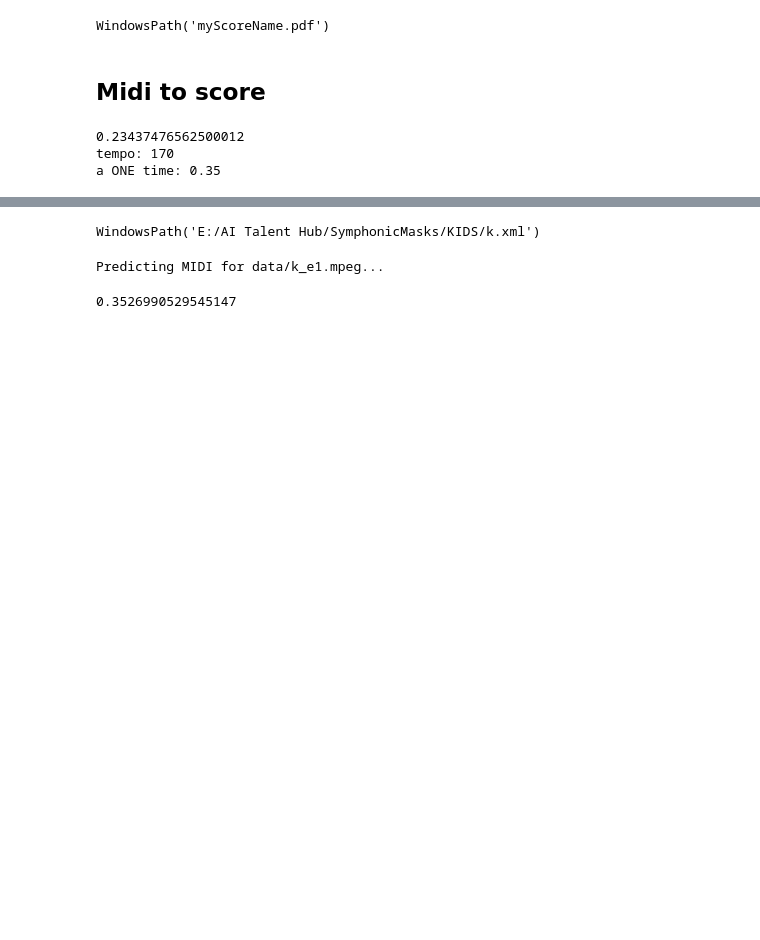
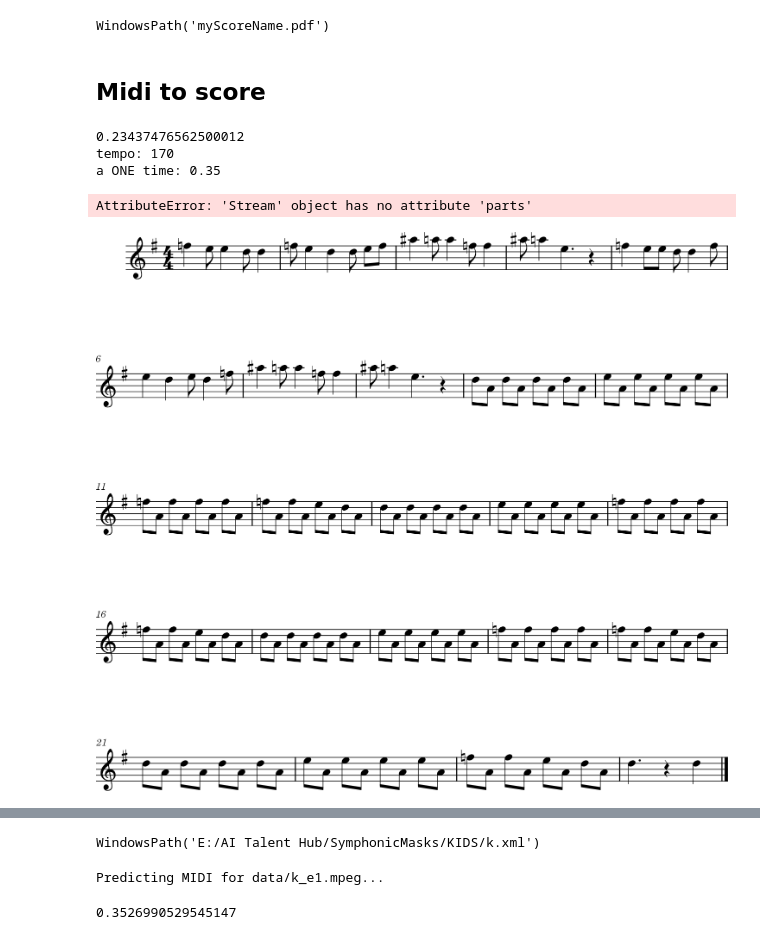
Before and after one commit to SymphonicMasks/symphonic_masks_kids, a Jupyter notebook: audio_to_midi.ipynb, the cells around one changed output, grey strips where cells are left out. Cells and saved outputs as stored; diff of their text form; code cells hidden in the pictures; blank space fills up the shorter version.

```diff
--- a/audio_to_midi.ipynb
+++ b/audio_to_midi.ipynb
@@ -197,6 +197,15 @@ a ONE time: 0.35
 # %%
 stream2 = converter.parse(r"E:\AI Talent Hub\SymphonicMasks\KIDS\kids_app\media\submissions\1\1.xml", forceSource=True)
 stream1 = converter.parse(r"k.xml", forceSource=True)
+# %%
+stream.Stream(stream1.parts[0].flatten().notes).show()
+# %% [output]
+AttributeError: 'Stream' object has no attribute 'parts'
+# %%
+stream1.keySignature = key.Key("G", "Major")
+stream1.show()
+# %% [output]
+[figure, added]
 # %%
 stream.Stream(stream2.parts[0].flatten().notes).show()
 # %% [output]
```
Also changed, not shown: parts of 4 cells of this notebook, 1 other file.
